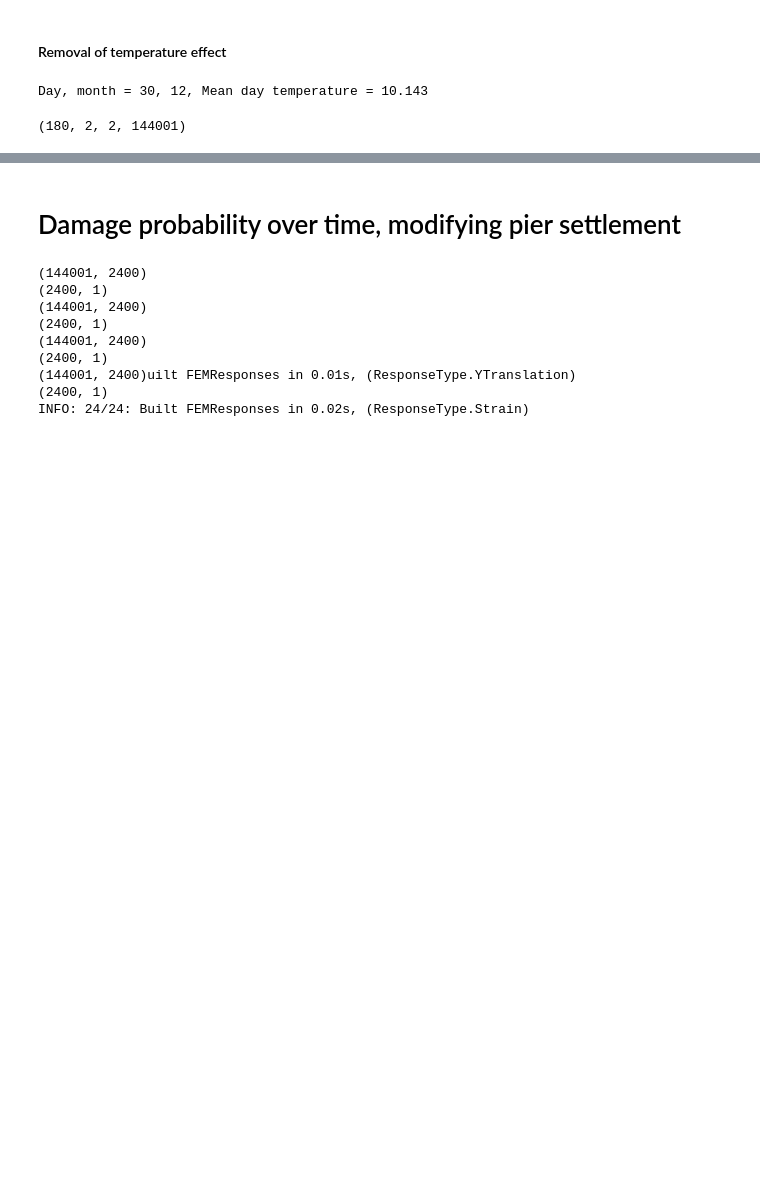
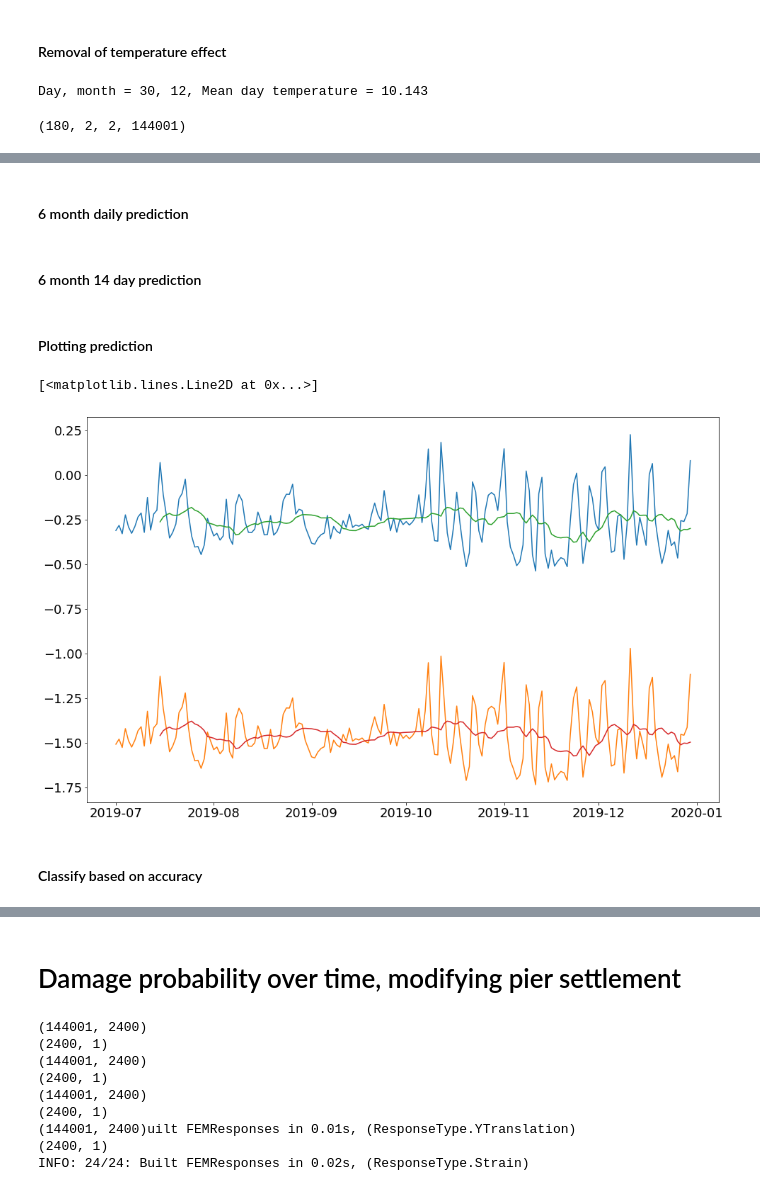
Before and after one commit to jerbaroo/bridge-sim, a Jupyter notebook: notebooks/classify.ipynb, the cells around one changed output, grey strips where cells are left out. Saved outputs shown, nothing was run; the diff lists cells and outputs as text; code cells hidden in the pictures; blank space fills up the shorter version.

```diff
--- a/notebooks/classify.ipynb
+++ b/notebooks/classify.ipynb
@@ -1119,0 +1111,29 @@ plt.plot(means)
+# %% [markdown]
+#### 6 month daily prediction
+# %%
+healthy_y, pier_y = [], []
+for day_i in range(data.shape[0]):
+    healthy_y.append(np.mean(data[day_i][0][0]))
+    pier_y.append(np.mean(data[day_i][1][0]))
+healthy_y, pier_y = np.array(healthy_y), np.array(pier_y)
+# %% [markdown]
+#### 6 month 14 day prediction
+# %%
+days = 14  # Number of days for robust estimator.
+healthy_robust, pier_robust = [], []
+for i in range(days, len(healthy_y)):
+    healthy_robust.append(np.mean(healthy_y[i-days:i]))
+    pier_robust.append(np.mean(pier_y[i-days:i]))
+healthy_robust, pier_robust = np.array(healthy_robust), np.array(pier_robust)
+# %% [markdown]
+#### Plotting prediction
+# %%
+plt.plot(datetimes, healthy_y)
+plt.plot(datetimes, pier_y)
+plt.plot(datetimes[days:], healthy_robust)
+plt.plot(datetimes[days:], pier_robust)
+# %% [output]
+[<matplotlib.lines.Line2D at 0x...>]
+[figure, added]
+# %% [markdown]
+#### Classify based on accuracy
```
Also changed, not shown: parts of 8 cells of this notebook, 1 other file.
